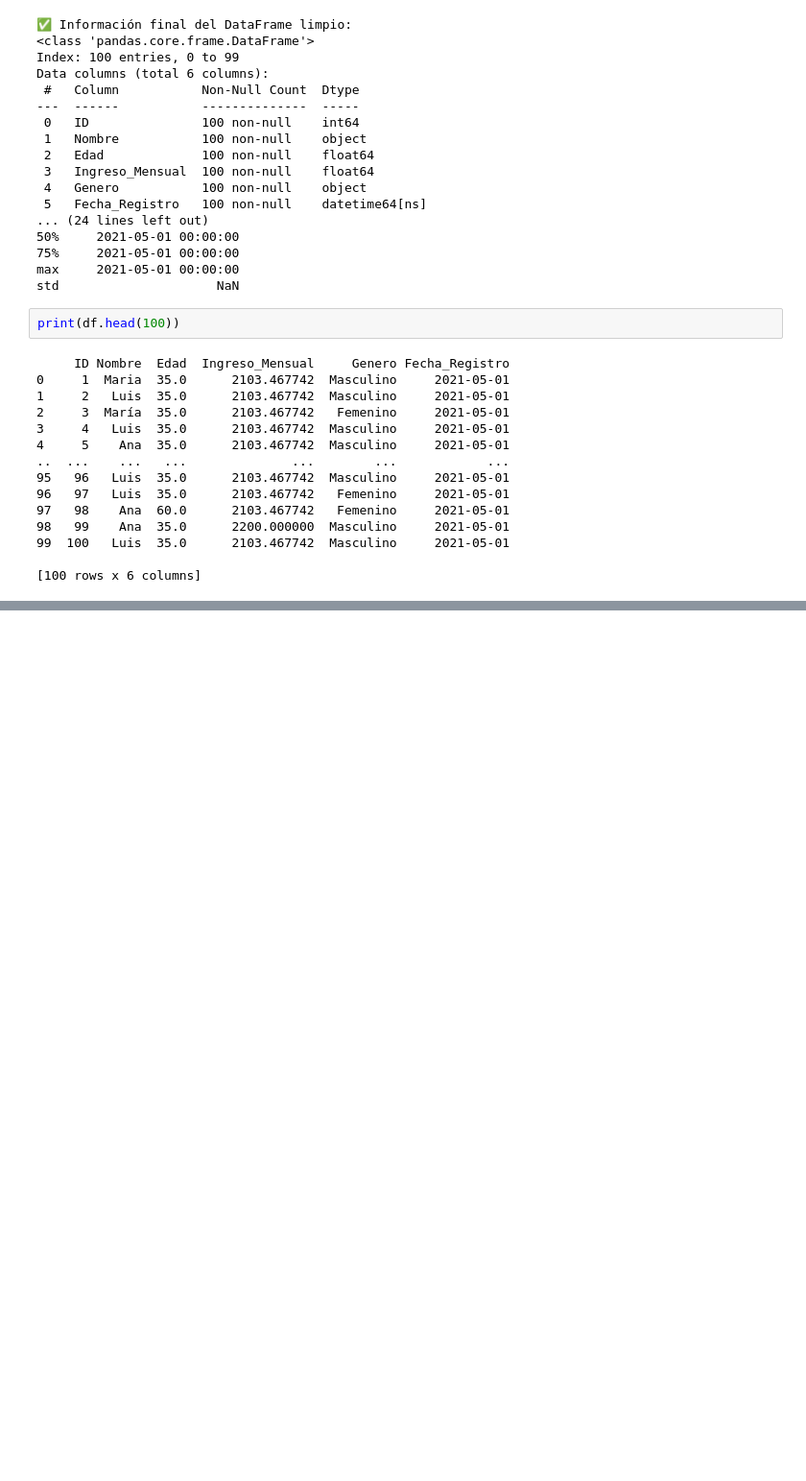
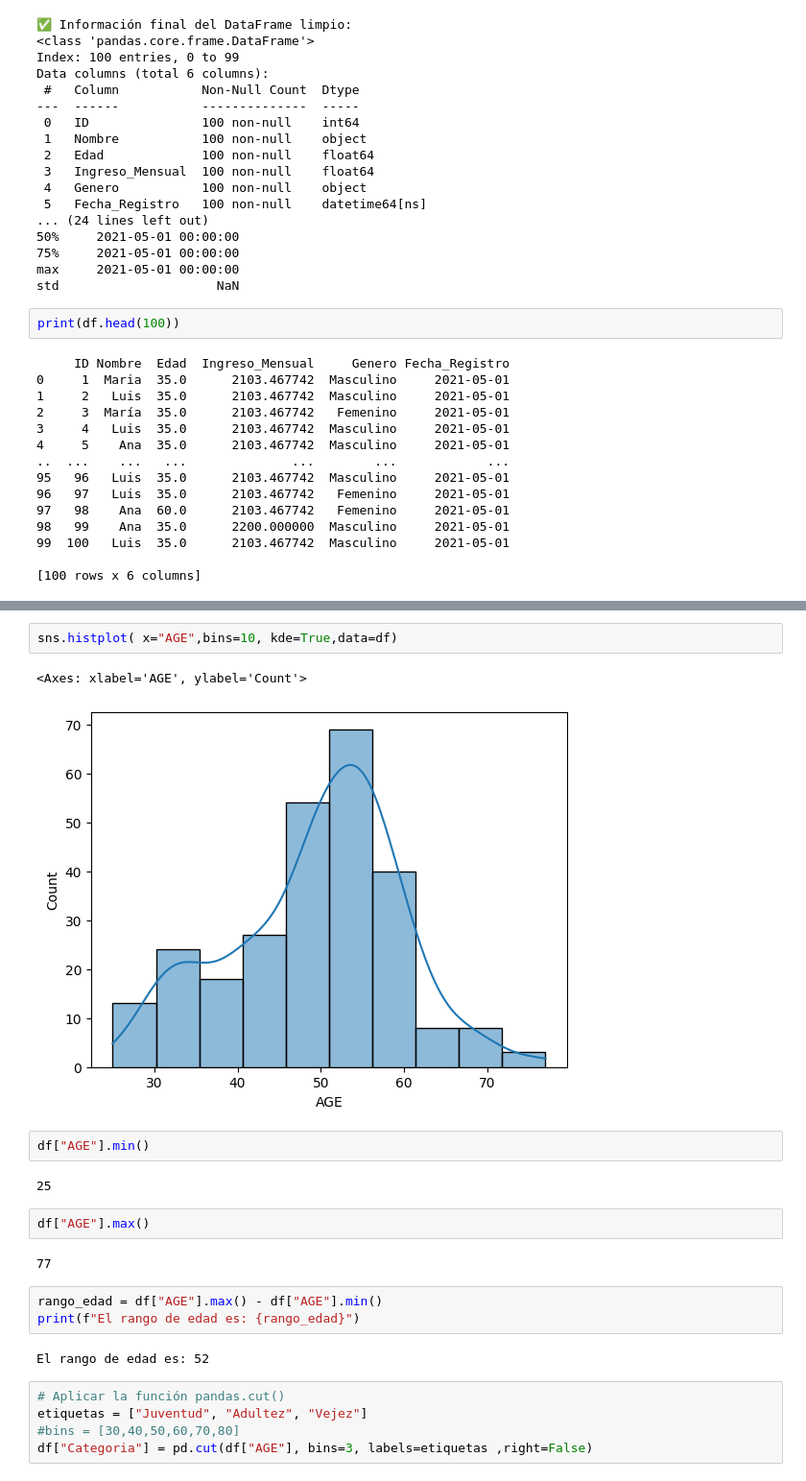
Before and after one commit to ManuelRomero2025/CienciasdeDatos1, a Jupyter notebook: datos_simulada_con_errores.ipynb, the cells around one changed output, grey strips where cells are left out. Shown at 96% size. Cells and saved outputs as stored; diff of their text form; blank space fills up the shorter version.

```diff
--- a/datos_simulada_con_errores.ipynb
+++ b/datos_simulada_con_errores.ipynb
@@ -260,0 +486,23 @@ print(df.head(100))
+# %%
+sns.histplot( x="AGE",bins=10, kde=True,data=df)
+# %% [output]
+<Axes: xlabel='AGE', ylabel='Count'>
+[figure, added]
+# %%
+df["AGE"].min()
+# %% [output]
+25
+# %%
+df["AGE"].max()
+# %% [output]
+77
+# %%
+rango_edad = df["AGE"].max() - df["AGE"].min()
+print(f"El rango de edad es: {rango_edad}")
+# %% [output]
+El rango de edad es: 52
+# %%
+# Aplicar la función pandas.cut()
+etiquetas = ["Juventud", "Adultez", "Vejez"]
+#bins = [30,40,50,60,70,80]
+df["Categoria"] = pd.cut(df["AGE"], bins=3, labels=etiquetas ,right=False)
```
Also changed, not shown: parts of 42 cells of this notebook.
